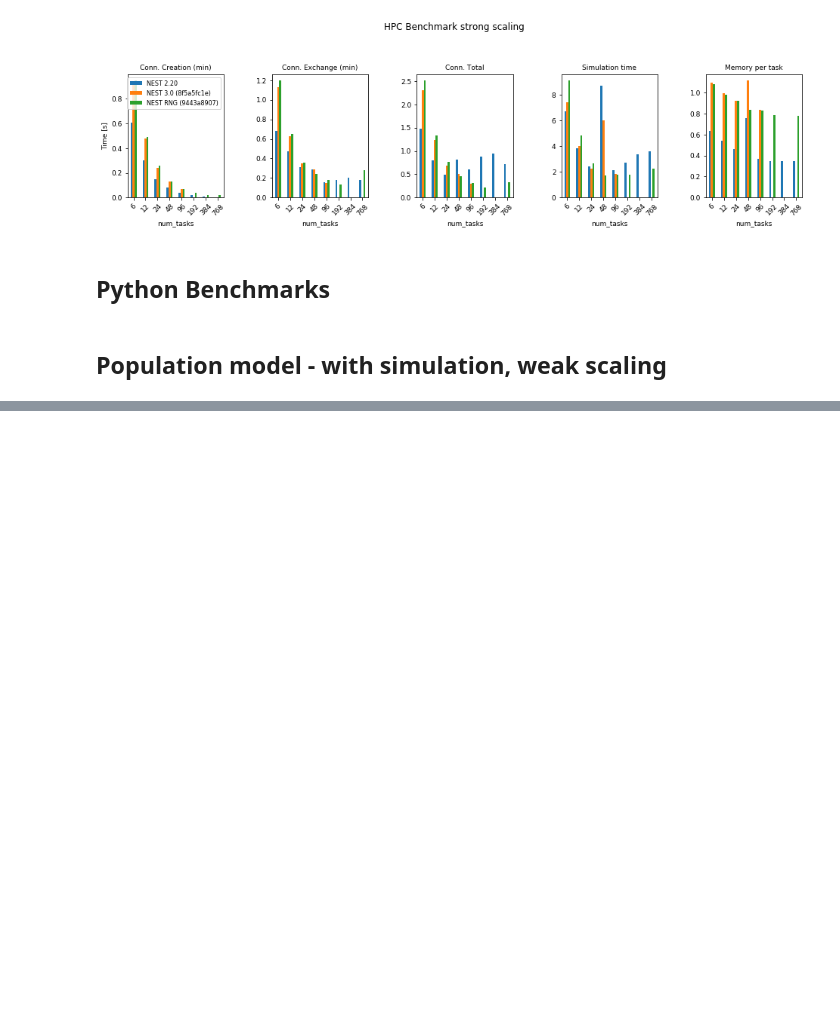
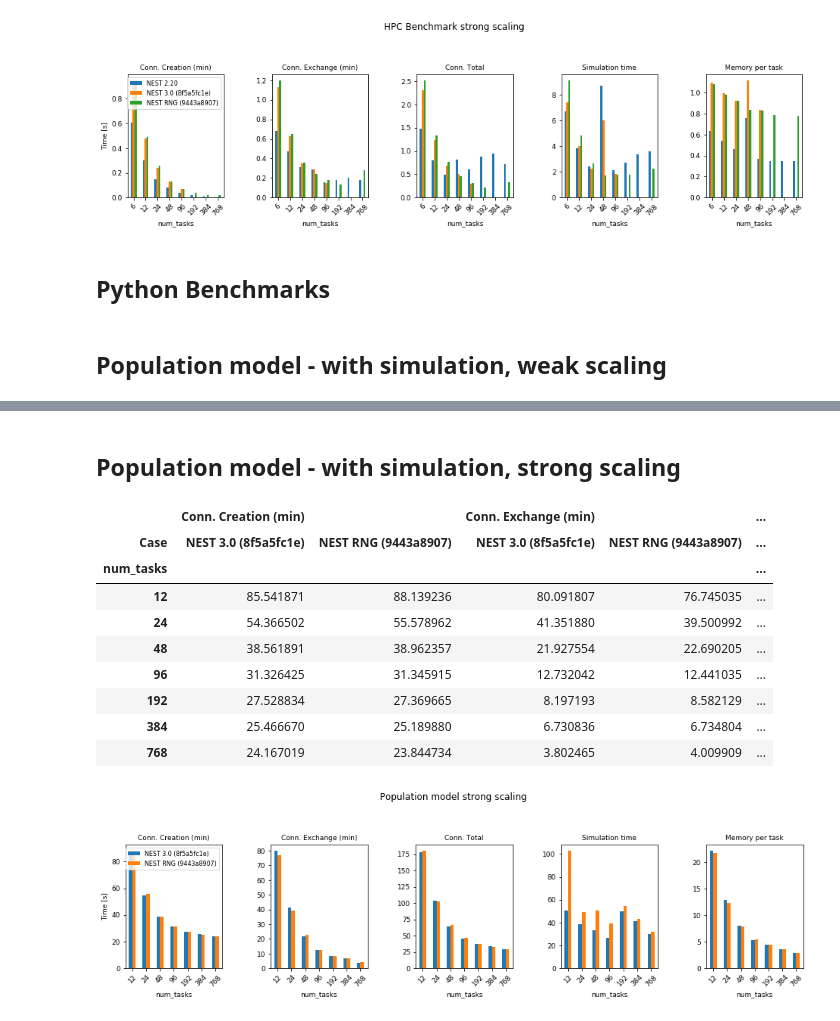
Before and after one commit to INM-6/beNNch, a Jupyter notebook: results/NEST_3_0_benchmark_results/new_random_number.ipynb, the cells around one changed output, grey strips where cells are left out. Drawn from its saved outputs; the diff is of its cells as text; code cells hidden in the pictures; blank space fills up the shorter version.

```diff
--- a/results/NEST_3_0_benchmark_results/new_random_number.ipynb
+++ b/results/NEST_3_0_benchmark_results/new_random_number.ipynb
@@ -221,0 +251,35 @@ KeyError: 'T_sim'
+# %% [markdown]
+## Population model - with simulation, strong scaling
+# %%
+pop_strong_220 = pd.read_csv('results/population_model_2_20_daint_strong_scaling_in.csv')
+pop_strong_220['Case'] = ['NEST 2.20'] * len(pop_strong_220)
+
+pop_3_strong_8f = pd.read_csv('results/population_model_3_0_8f5a5fc1e_daint_strong_scaling.csv')
+pop_3_strong_8f['Case'] = ['NEST 3.0 (8f5a5fc1e)'] * len(pop_3_strong_8f)
+
+pop_strong_rng = pd.read_csv('results/rng/population_model_rng_9443a8907_daint_strong_scaling.csv')
+pop_strong_rng['Case'] = ['NEST RNG (9443a8907)'] * len(pop_strong_rng)
+
+pop_strong = pd.concat([pop_3_strong_8f, pop_strong_rng])
+
+pop_strong = calculate_T_conn_and_memory(pop_strong)
+pop_strong['Memory per task'] = (pop_strong['VSize_sum']/pop_strong['num_tasks'])*1024/1024**3
+values=['Conn. Creation (min)', 'Conn. Exchange (min)', 'Conn. Total', 'Memory per task']
+pop_strong_p = plot_compare(pop_strong, 'figures/rng/population_model_strong_scaling.pdf',
+                            values=values, index='num_tasks', plot_T_sim=True,
+                            legend_loc='upper right',
+                            title='Population model strong scaling')
+
+pop_strong_p
+# %% [output]
+|  | Conn. Creation (min) |  | Conn. Exchange (min) |  | ... |
+| Case | NEST 3.0 (8f5a5fc1e) | NEST RNG (9443a8907) | NEST 3.0 (8f5a5fc1e) | NEST RNG (9443a8907) | ... |
+| num_tasks |  |  |  |  | ... |
+| 12 | 85.541871 | 88.139236 | 80.091807 | 76.745035 | ... |
+| 24 | 54.366502 | 55.578962 | 41.351880 | 39.500992 | ... |
+| 48 | 38.561891 | 38.962357 | 21.927554 | 22.690205 | ... |
+| 96 | 31.326425 | 31.345915 | 12.732042 | 12.441035 | ... |
+| 192 | 27.528834 | 27.369665 | 8.197193 | 8.582129 | ... |
+| 384 | 25.466670 | 25.189880 | 6.730836 | 6.734804 | ... |
+| 768 | 24.167019 | 23.844734 | 3.802465 | 4.009909 | ... |
+[figure, added]
```
Also changed, not shown: parts of 1 cell of this notebook, 6 other files.
